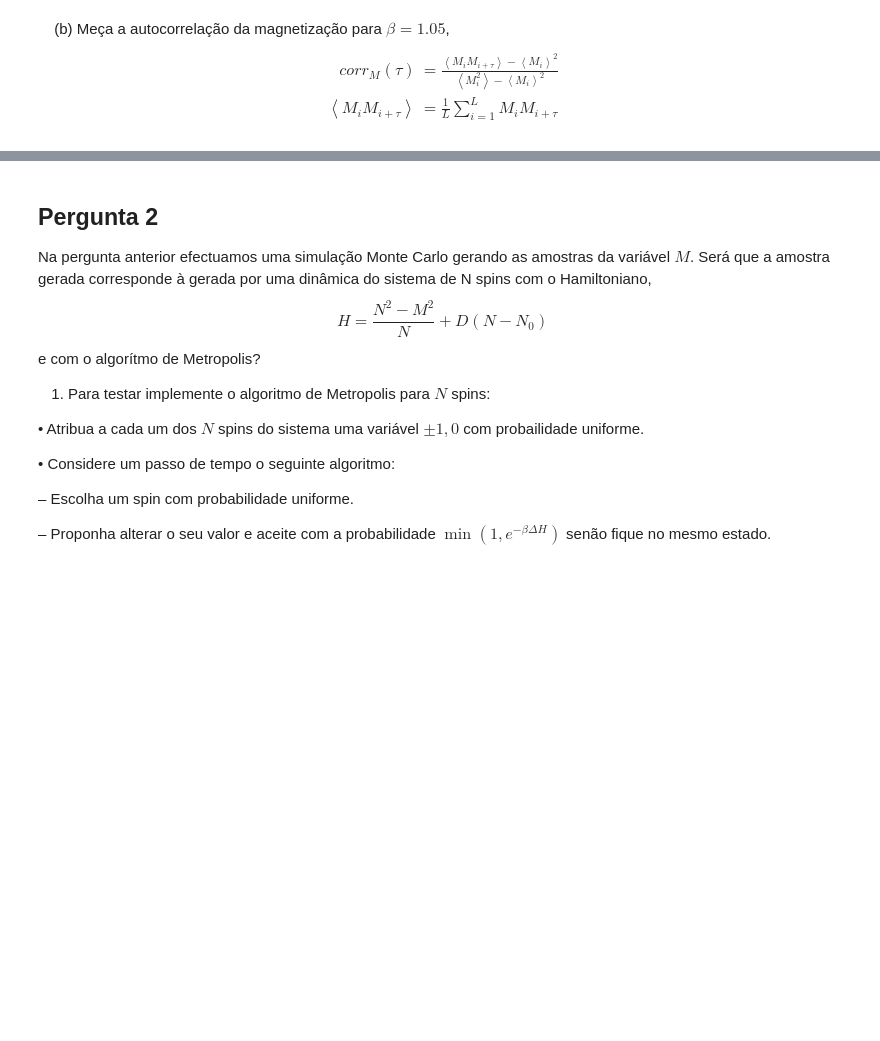
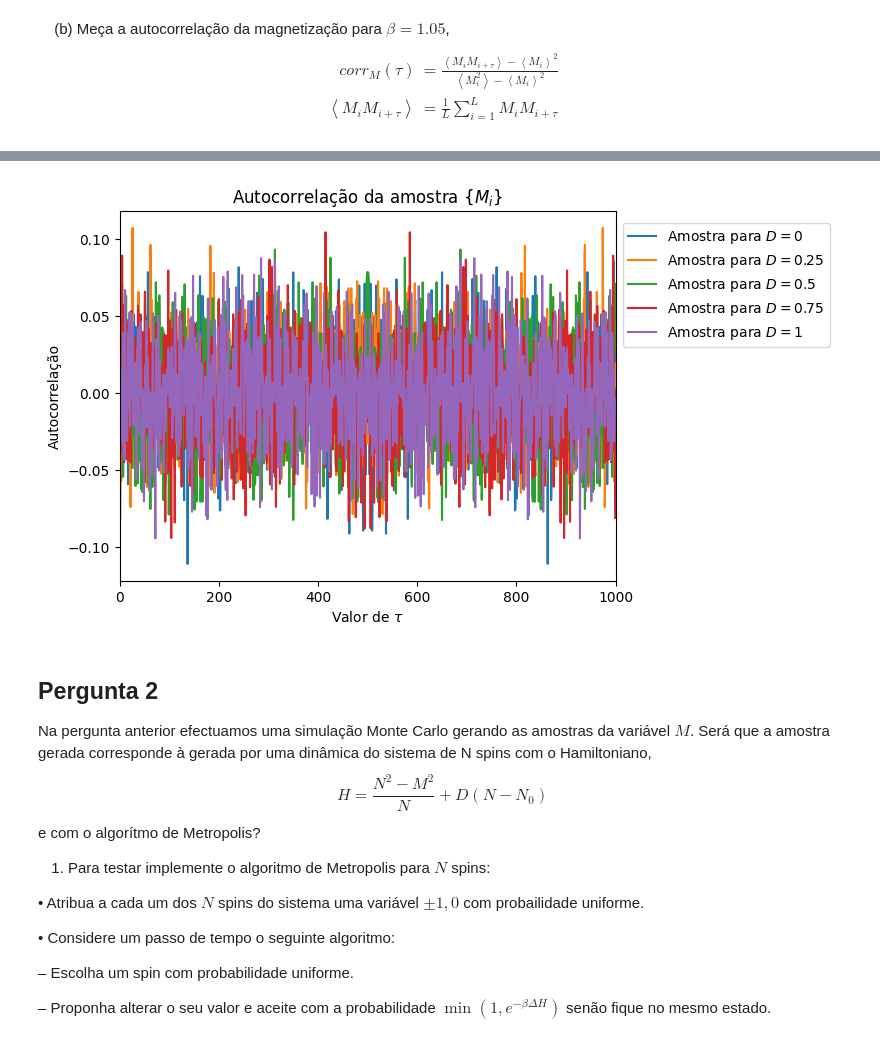
Before and after one commit to guilhermebaos/Aulas-Uni, a Jupyter notebook: Física Estatística/TPC3/TPC3.ipynb, the cells around one changed output, grey strips where cells are left out. Drawn from its saved outputs; the diff is of its cells as text; code cells hidden in the pictures; blank space fills up the shorter version.

```diff
--- a/Física Estatística/TPC3/TPC3.ipynb
+++ b/Física Estatística/TPC3/TPC3.ipynb
@@ -139,5 +397,49 @@ Responda Aqui
 # %%
-# Responda Aqui
+def autocorr(amostra: np.ndarray) -> np.ndarray:
+    """
+        Calcula a autocorrelação da amostra.
+    """
+    # Calcular a média e o desvio padrão
+    med = np.mean(amostra)
+    var = np.var(amostra)
+
+    # Calcular a correlação
+    corr = []
+    for tau in range(0, K):
+        MiMtau = np.sum(amostra * np.concatenate((amostra[tau:], amostra[:tau]))) / K
+        corr += [(MiMtau - med**2) / var]
+
+    return corr
+
+
+
+
+# Parâmetros (os restantes estão definidos nas alíneas anteriores)
+beta = betae
+
+
+# Calcular para cada D
+for D in [0, 0.25, 0.5, 0.75, 1]:
+    # Reaver os dados
+    prob, amostra = dados12a[D][betae]
+
+    # Calcular a autocorrelação
+    corr = autocorr(amostra)
+
+    # Representar graficamente
+    plt.plot(range(1, K), corr[1:], label=f"Amostra para $D = {D}$")
+
+plt.title("Autocorrelação da amostra $\\{M_i\\}$")
+plt.xlabel("Valor de $\\tau$")
+plt.ylabel("Autocorrelação")
+plt.legend(loc='center left', bbox_to_anchor=(1, 0.8))
+
+ax = plt.gca()
+ax.set_xlim(0, K)
+
+plt.show()
+# %% [output]
+[figure, added]
 # %% [markdown]
 ## Pergunta 2
 
```
Also changed, not shown: parts of 7 cells of this notebook, 1 other file.
